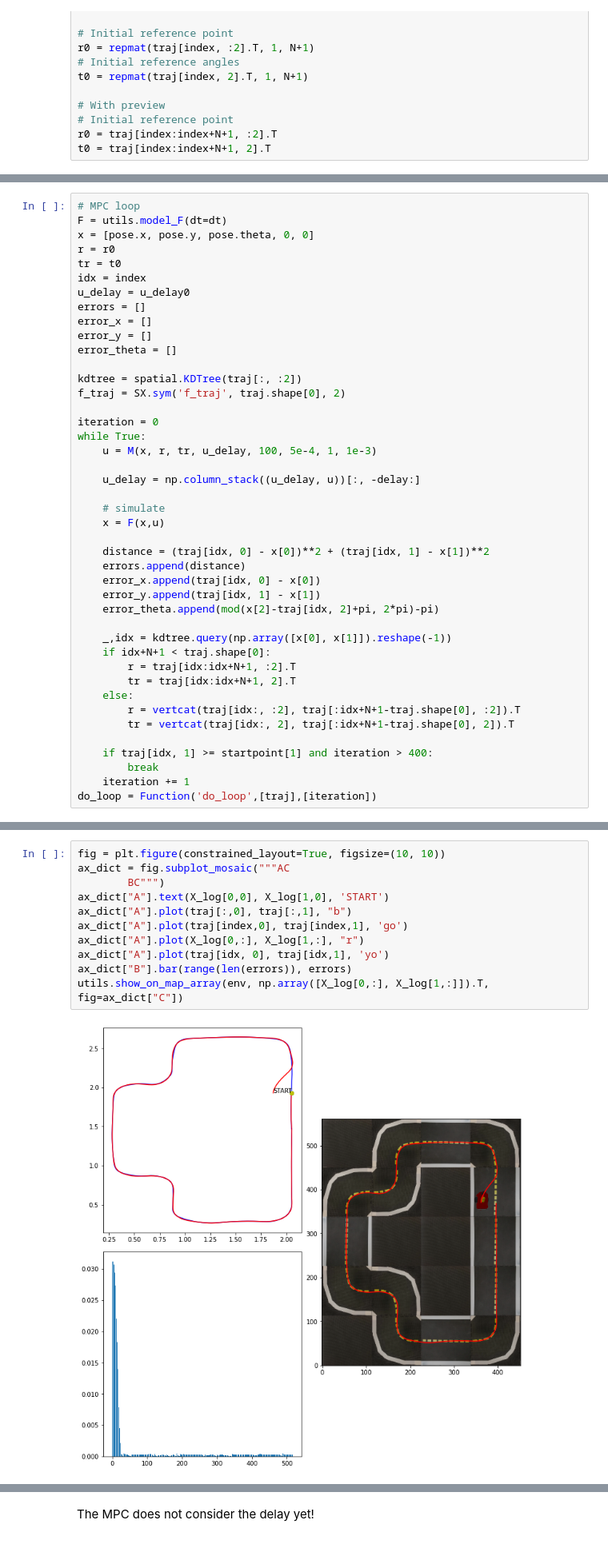
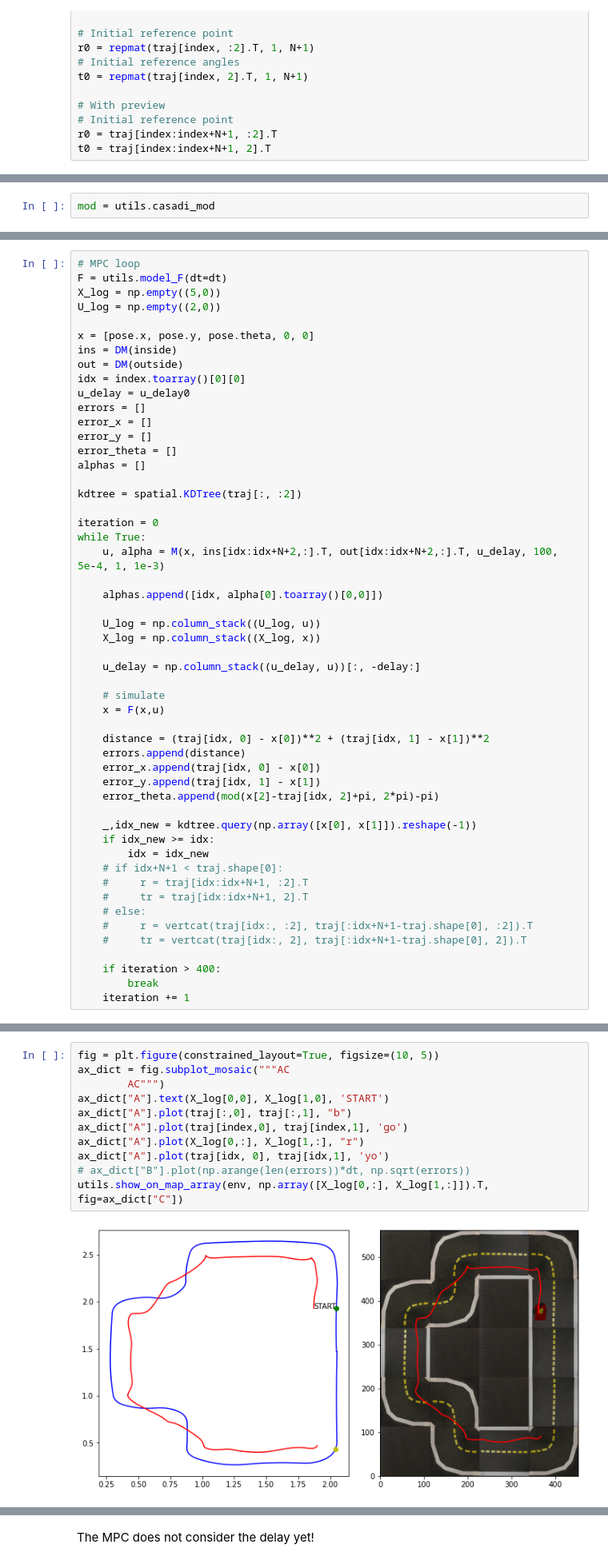
Before and after one commit to giuliovv/duckrace, a Jupyter notebook: iterative_mpc.ipynb, the cells around one changed output, grey strips where cells are left out. Shown: that part at 80% size. Saved outputs shown, nothing was run; the diff lists cells and outputs as text.

```diff
--- a/iterative_mpc.ipynb
+++ b/iterative_mpc.ipynb
@@ -127 +127,3 @@ M = Function.load('M.casadi')
 F = utils.model_F(dt=dt)
+# %%
+mod = utils.casadi_mod
@@ -128,22 +198,30 @@ F = utils.model_F(dt=dt)
 # %%
 # MPC loop
 F = utils.model_F(dt=dt)
+X_log = np.empty((5,0))
+U_log = np.empty((2,0))
+
 x = [pose.x, pose.y, pose.theta, 0, 0]
-r = r0
-tr = t0
-idx = index
+ins = DM(inside)
+out = DM(outside)
+idx = index.toarray()[0][0]
 u_delay = u_delay0
 errors = []
 error_x = []
 error_y = []
 error_theta = []
+alphas = []
 
 kdtree = spatial.KDTree(traj[:, :2])
-f_traj = SX.sym('f_traj', traj.shape[0], 2)
 
 iteration = 0
 while True:
-    u = M(x, r, tr, u_delay, 100, 5e-4, 1, 1e-3)
+    u, alpha = M(x, ins[idx:idx+N+2,:].T, out[idx:idx+N+2,:].T, u_delay, 100, 5e-4, 1, 1e-3)
+
+    alphas.append([idx, alpha[0].toarray()[0,0]])
+
+    U_log = np.column_stack((U_log, u))
+    X_log = np.column_stack((X_log, x))
 
     u_delay = np.column_stack((u_delay, u))[:, -delay:]
 
@@ -156,15 +234,16 @@ while True:
     error_y.append(traj[idx, 1] - x[1])
     error_theta.append(mod(x[2]-traj[idx, 2]+pi, 2*pi)-pi)
 
-    _,idx = kdtree.query(np.array([x[0], x[1]]).reshape(-1))
-    if idx+N+1 < traj.shape[0]:
-        r = traj[idx:idx+N+1, :2].T
-        tr = traj[idx:idx+N+1, 2].T
-    else:
-        r = vertcat(traj[idx:, :2], traj[:idx+N+1-traj.shape[0], :2]).T
-        tr = vertcat(traj[idx:, 2], traj[:idx+N+1-traj.shape[0], 2]).T
+    _,idx_new = kdtree.query(np.array([x[0], x[1]]).reshape(-1))
+    if idx_new >= idx:
+        idx = idx_new
+    # if idx+N+1 < traj.shape[0]:
+    #     r = traj[idx:idx+N+1, :2].T
+    #     tr = traj[idx:idx+N+1, 2].T
+    # else:
+    #     r = vertcat(traj[idx:, :2], traj[:idx+N+1-traj.shape[0], :2]).T
+    #     tr = vertcat(traj[idx:, 2], traj[:idx+N+1-traj.shape[0], 2]).T
 
-    if traj[idx, 1] >= startpoint[1] and iteration > 400:
+    if iteration > 400:
         break
     iteration += 1
-do_loop = Function('do_loop',[traj],[iteration])
@@ -282,14 +279,14 @@ f"Mean error: {errors.mean()}"
 # %%
-fig = plt.figure(constrained_layout=True, figsize=(10, 10))
+fig = plt.figure(constrained_layout=True, figsize=(10, 5))
 ax_dict = fig.subplot_mosaic("""AC
-        BC""")
+        AC""")
 ax_dict["A"].text(X_log[0,0], X_log[1,0], 'START')
 ax_dict["A"].plot(traj[:,0], traj[:,1], "b")
 ax_dict["A"].plot(traj[index,0], traj[index,1], 'go')
 ax_dict["A"].plot(X_log[0,:], X_log[1,:], "r")
 ax_dict["A"].plot(traj[idx, 0], traj[idx,1], 'yo')
-ax_dict["B"].bar(range(len(errors)), errors)
+# ax_dict["B"].plot(np.arange(len(errors))*dt, np.sqrt(errors))
 utils.show_on_map_array(env, np.array([X_log[0,:], X_log[1,:]]).T, fig=ax_dict["C"])
 # %% [output]
-[figure, old version]
+[figure, new version]
 # %%
```
Also changed, not shown: parts of 14 cells of this notebook.
